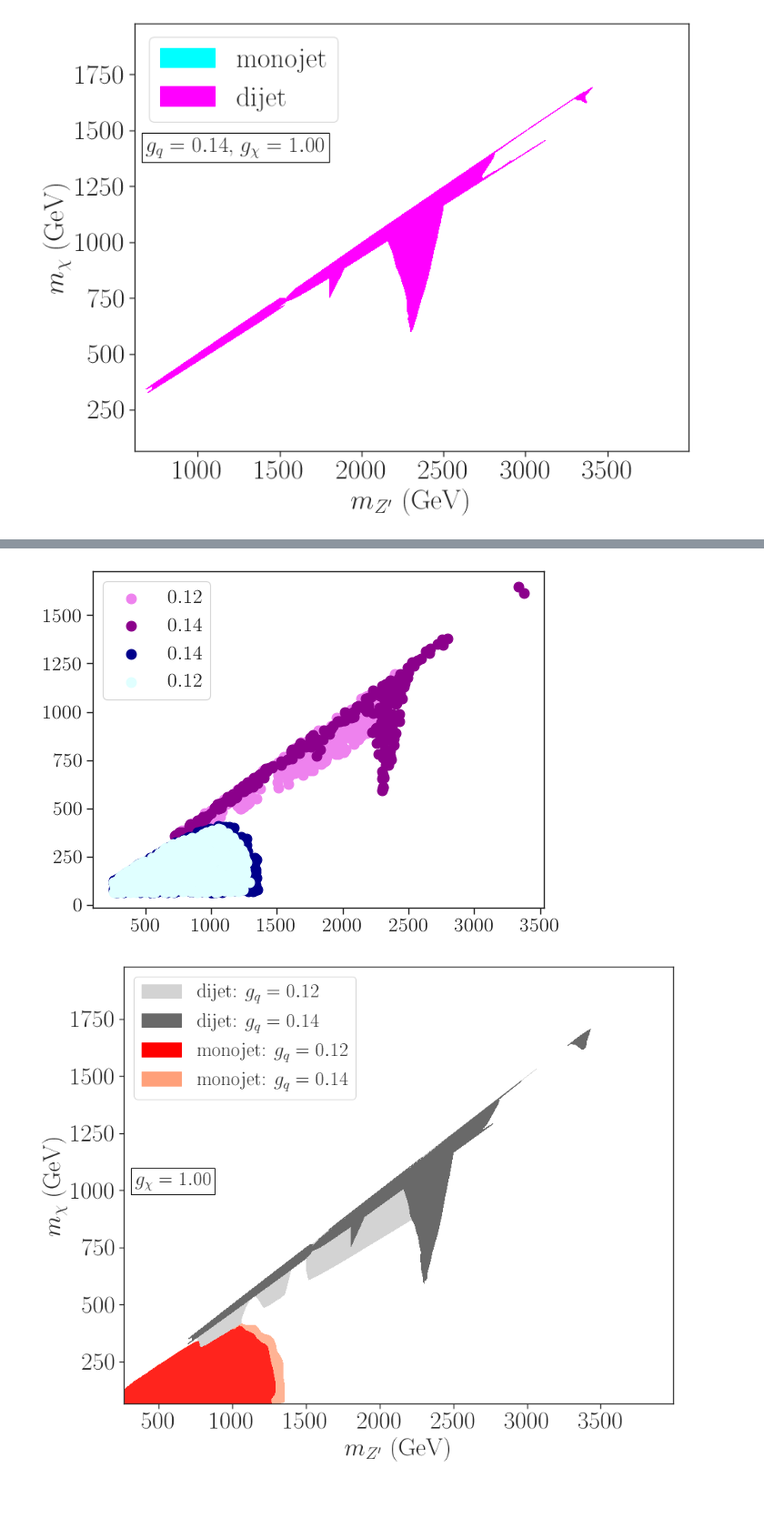
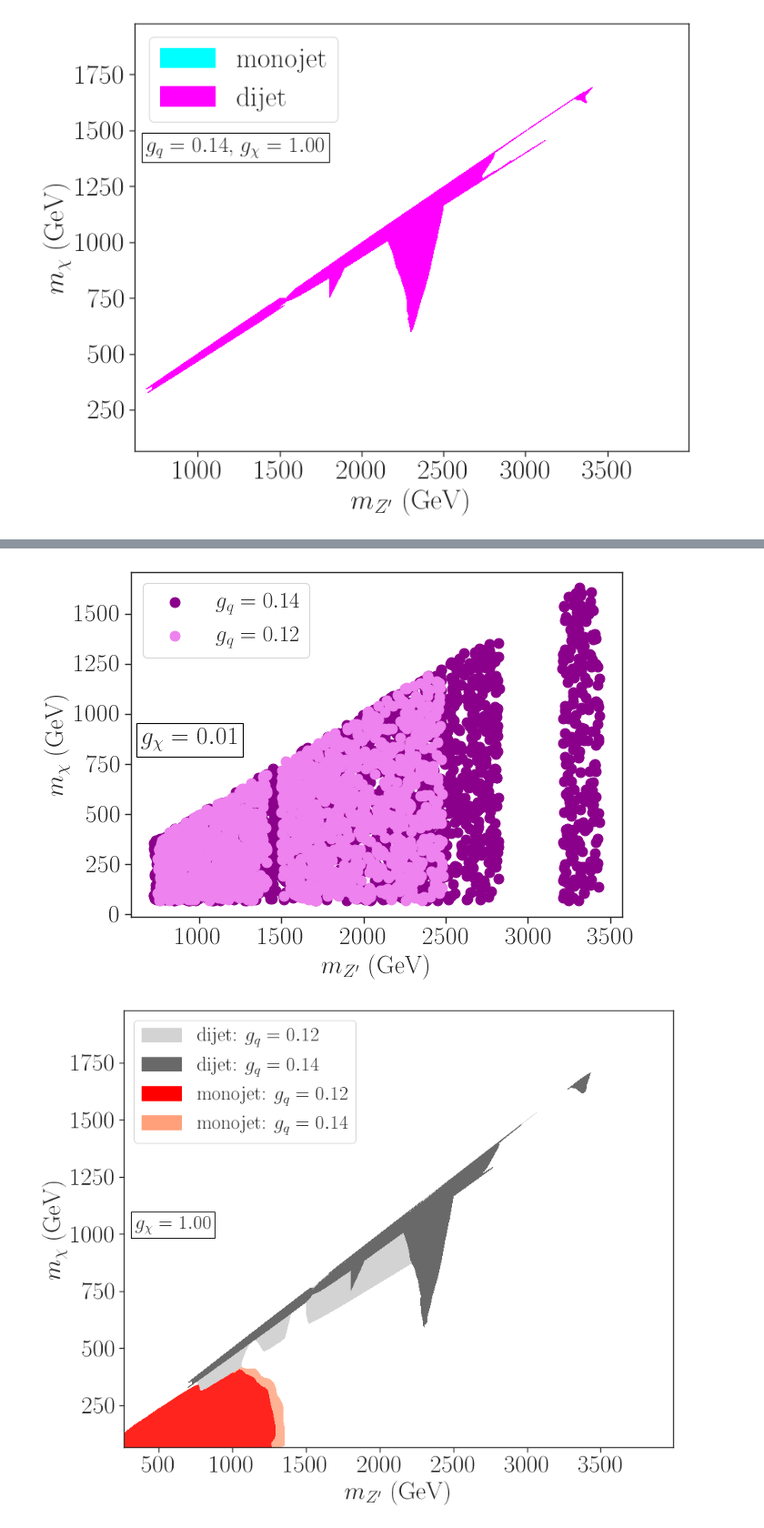
Before and after one commit to SModelS/smodelsv3-paper, a Jupyter notebook: scan/2MDM-monojet-vs-dijet-plots.ipynb, the cells around one changed output, grey strips where cells are left out. Shown at 91% size. Cells and saved outputs as stored; diff of their text form; code cells hidden in the pictures; blank space fills up the shorter version.

```diff
--- a/scan/2MDM-monojet-vs-dijet-plots.ipynb
+++ b/scan/2MDM-monojet-vs-dijet-plots.ipynb
@@ -187,3 +192,23 @@ array(['CMS-EXO-20-004 (TRV1)', 'CMS-EXO-16-057 (TRV1bb)',
+# %%
+for index, row in excluded.iterrows():
+    for a in sqrt13:
+        if a in row['label']:
+            ana = row['label']
+            excluded['label'][index] = row['label']+' (13 TeV)'
+    for a in sqrt8:
+        if a in row['label']:
+            ana = row['label']
+            excluded['label'][index] = row['label']+' (8 TeV)'
+# %%
+for index, row in newDF.iterrows():
+    for a in sqrt13:
+        if a in row['label']:
+            ana = row['label']
+            newDF['label'][index] = row['label']+' (13 TeV)'
+    for a in sqrt8:
+        if a in row['label']:
+            ana = row['label']
+            newDF['label'][index] = row['label']+' (8 TeV)'
 # %% [markdown]
 #### Create legend for plots for excluded points
 # %%
@@ -399,28 +468,39 @@ plt.show()
 # %%
-gqv_list = [0.12, 0.14]
-gchi = 1.0
-for gqv in gqv_list:
+plt.figure(figsize=(7,5))
+
+gqv_list = [0.12,0.14]
+gchi = 0.01
+for gqv in reversed(gqv_list):
     datajj = dijetData[(dijetData['extpar.1']==gchi)&(dijetData['extpar.2']==gqv)]
 
     xjj = datajj['mass.9900032'][datajj['ExptRes.result0.r'] >= 1]
     yjj = datajj['mass.9000006'][datajj['ExptRes.result0.r'] >= 1]
 
-    sc = plt.scatter(xjj,yjj,s=60, color=gqcolorsDi[gqv], label=gqv)
+    sc = plt.scatter(xjj,yjj,s=60, color=gqcolorsDi[gqv], label=r'$g_{q} = %1.2f$'%(gqv))
 
 
-for gqv in reversed(gqv_list):
+# for gqv in reversed(gqv_list):
 
-    dataj = monojetData[(monojetData['extpar.1']==gchi)&(monojetData['extpar.2']==gqv)]
+#     dataj = monojetData[(monojetData['extpar.1']==gchi)&(monojetData['extpar.2']==gqv)]
 
-    xj = dataj['mass.9900032'][dataj['ExptRes.result0.r'] >= 1]
-    yj = dataj['mass.9000006'][dataj['ExptRes.result0.r'] >= 1]
+#     xj = dataj['mass.9900032'][dataj['ExptRes.result0.r'] >= 1]
+#     yj = dataj['mass.9000006'][dataj['ExptRes.result0.r'] >= 1]
 
-    sc = plt.scatter(xj,yj,s=60, color=gqcolorsMono[gqv], label=gqv)
+#     sc = plt.scatter(xj,yj,s=60, color=gqcolorsMono[gqv], label=gqv)
+plt.text(0.02,0.5,r'$g_{\chi} = %1.2f$' % (gchi),fontsize=20,
+         bbox=dict(facecolor='white', edgecolor='black'),transform = plt.gca().transAxes)
 
-plt.legend()
+
+plt.xlabel(r'$m_{Z^{\prime}}$ (GeV)', fontsize=20)
+plt.ylabel(r'$m_{\chi}$ (GeV)', fontsize=20)
+plt.yticks(fontsize=20)
+plt.xticks(fontsize=20)
+plt.tight_layout()
+plt.legend(fontsize=18)
+plt.savefig('./figures/2mdm_exclusions_dijets_2.png')
 plt.show()
 # %% [output]
-[figure, old version]
+[figure, new version]
 # %%
 gqcolorsDi = {0.12:'lightgray', 0.13:'darkgray', 0.14:'dimgray'}
 gqcolorsMono = {0.12:'red', 0.13:'salmon', 0.14:'lightsalmon'}
```
Also changed, not shown: parts of 5 cells of this notebook, 15 other files.
